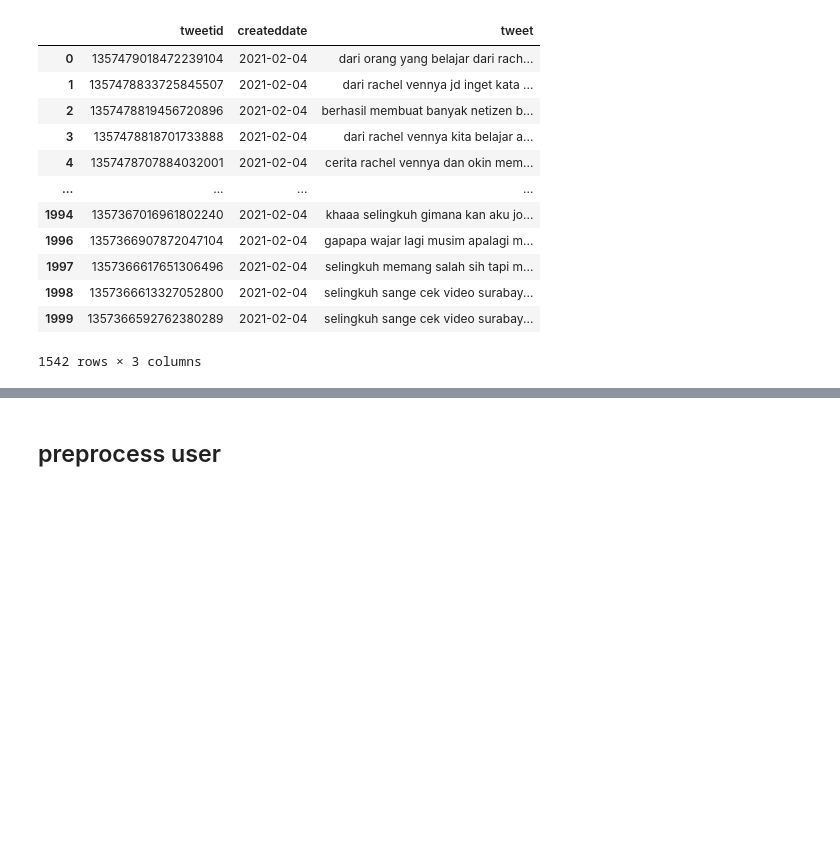
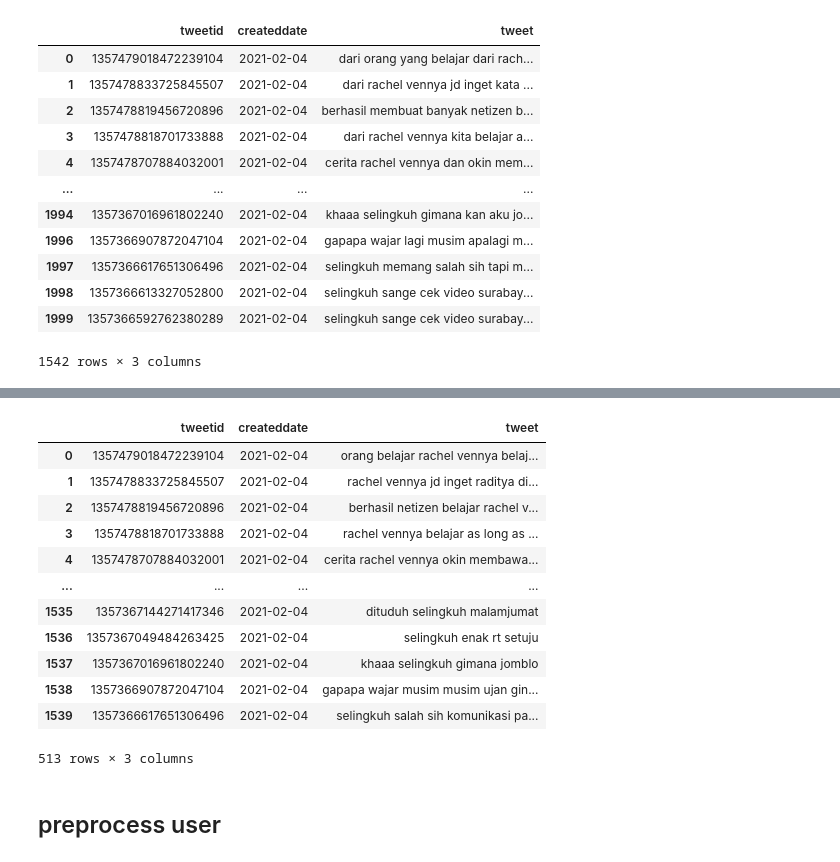
Before and after one commit to uadyf/Bootcamp-2021, a Jupyter notebook: tugas_akhir/preprocessing.ipynb, the cells around one changed output, grey strips where cells are left out. Cells and saved outputs as stored; diff of their text form; code cells hidden in the pictures; blank space fills up the shorter version.

```diff
--- a/tugas_akhir/preprocessing.ipynb
+++ b/tugas_akhir/preprocessing.ipynb
@@ -119,0 +160,40 @@ dT.to_csv('tweet.csv', index=False)
+# %%
+def removeDup(data, column):
+  df = data.drop_duplicates(subset=[str(column)])
+  return df
+
+def prepTweet2(data, column_to_prep, words_removal):
+  df = data
+  for word in words_removal:
+    df = removeWord(data, word)
+  df = removeDup(df, column_to_prep)
+  list_of_tweet = df[str(column_to_prep)]
+  clean = []
+  for val in list_of_tweet:
+    token = word_tokenize(val)
+    not_stopword = [word for word in token if word not in stop_words]
+    clean.append(' '.join(not_stopword))
+  df['clean'] = clean
+  return df
+# %%
+tweet = prepTweet2(tweet, 'tweet', ['sange'])
+# %%
+tweet.drop('tweet', axis=1, inplace=True)
+# %%
+tweet.rename({'clean':'tweet'}, axis=1, inplace=True)
+# %%
+tweet
+# %% [output]
+|  | tweetid | createddate | tweet |
+| 0 | 1357479018472239104 | 2021-02-04 | orang belajar rachel vennya belaj... |
+| 1 | 1357478833725845507 | 2021-02-04 | rachel vennya jd inget raditya di... |
+| 2 | 1357478819456720896 | 2021-02-04 | berhasil netizen belajar rachel v... |
+| 3 | 1357478818701733888 | 2021-02-04 | rachel vennya belajar as long as ... |
+| 4 | 1357478707884032001 | 2021-02-04 | cerita rachel vennya okin membawa... |
+| ... | ... | ... | ... |
+| 1535 | 1357367144271417346 | 2021-02-04 | dituduh selingkuh malamjumat |
+| 1536 | 1357367049484263425 | 2021-02-04 | selingkuh enak rt setuju |
+| 1537 | 1357367016961802240 | 2021-02-04 | khaaa selingkuh gimana jomblo |
+| 1538 | 1357366907872047104 | 2021-02-04 | gapapa wajar musim musim ujan gin... |
+| 1539 | 1357366617651306496 | 2021-02-04 | selingkuh salah sih komunikasi pa... |
+513 rows × 3 columns
```
Also changed, not shown: parts of 6 cells of this notebook.
